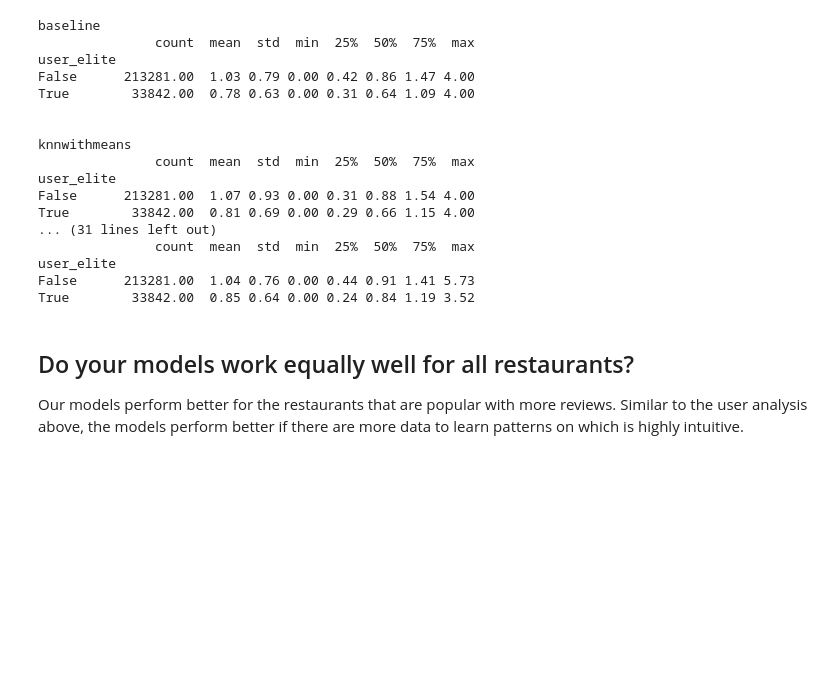
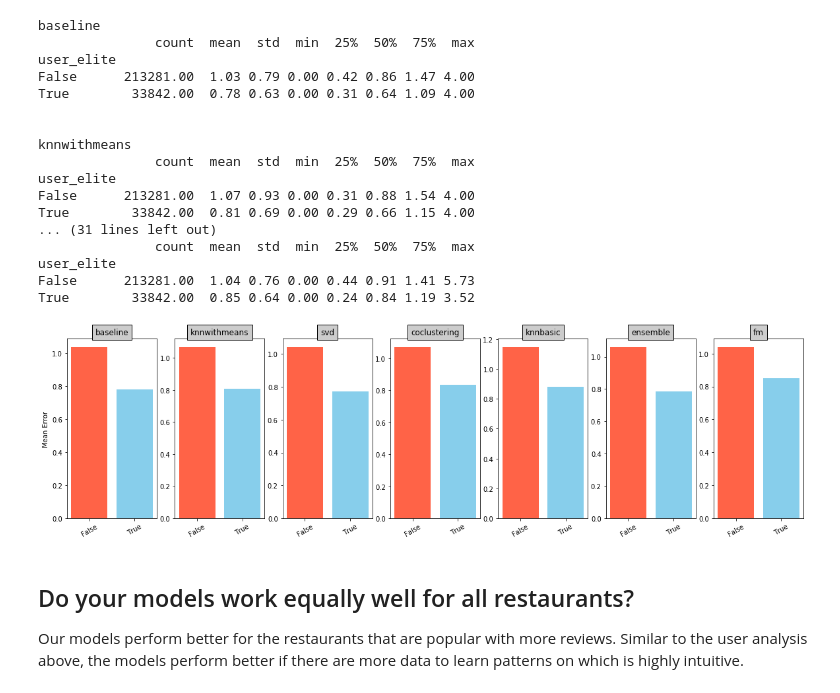
Before and after one commit to jkuo4/yelp-rating-predictor, a Jupyter notebook: final_results.ipynb, the cells around one changed output. Saved outputs shown, nothing was run; the diff lists cells and outputs as text; code cells hidden in the pictures; blank space fills up the shorter version.

```diff
--- a/final_results.ipynb
+++ b/final_results.ipynb
@@ -289,6 +307,24 @@ True        33842.00  0.81 0.69 0.00 0.29 0.66 1.15 4.00
 user_elite
 False      213281.00  1.04 0.76 0.00 0.44 0.91 1.41 5.73
 True        33842.00  0.85 0.64 0.00 0.24 0.84 1.19 3.52
+# %%
+fig = plt.figure()
+fig.set_size_inches(20, 5)
+count=1
+for nm, pred in preds:
+    pred.user_elite = pred.user_elite > 0
+    desc = pred.groupby("user_elite").absolute_error.describe()
+    ax  = fig.add_subplot(1,7,count)
+    ax.bar([str(_) for _ in desc.index.tolist()], desc['mean'], color=['tomato','skyblue'])
+    # ax.set_xticks(ind)
+    ax.set_xticklabels([str(_) for _ in desc.index.tolist()],rotation=30)
+    if count==1:
+        ax.set_ylabel('Mean Error')
+    ax.set_title(model_result_files[count-1].split("_")[0], bbox={'facecolor':'0.8', 'pad':5})
+    count+=1
+plt.show()
+# %% [output]
+[figure, added]
 # %% [markdown]
 ## Do your models work equally well for all restaurants?
 
```
Also changed, not shown: parts of 2 cells of this notebook.
